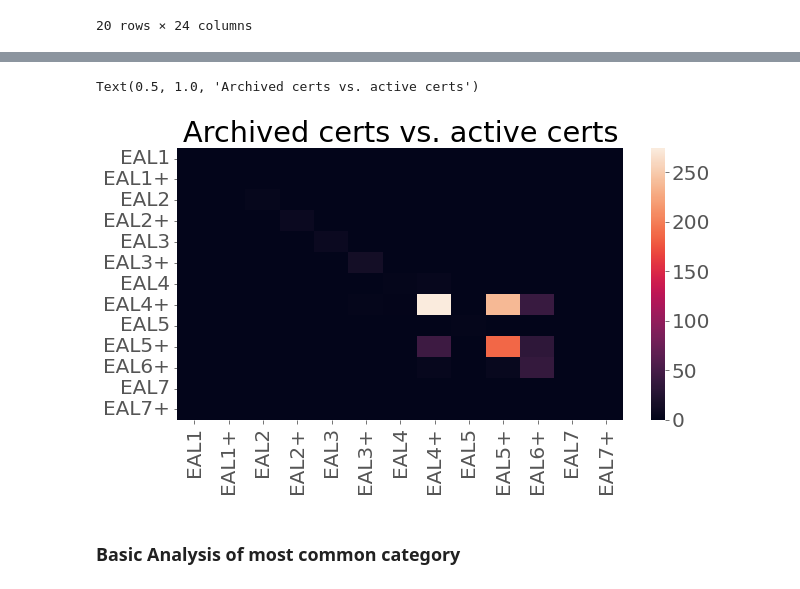
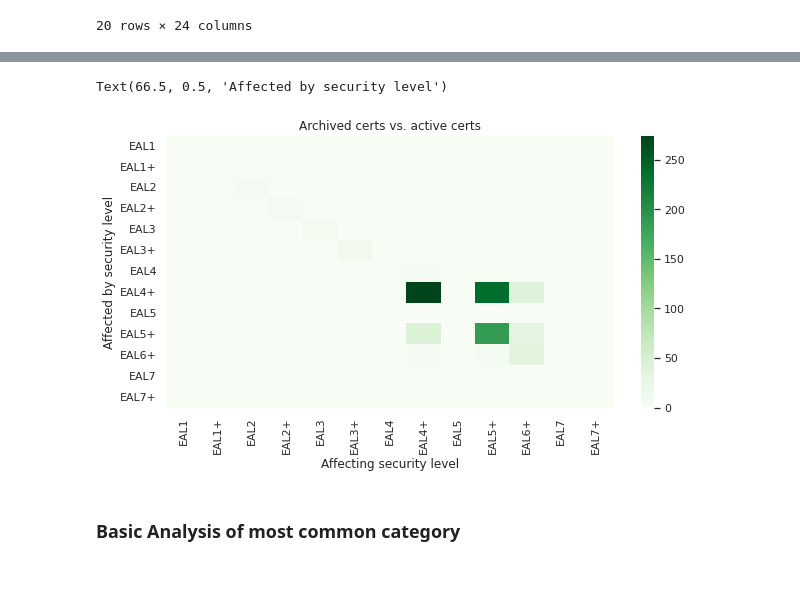
Before and after one commit to crocs-muni/sec-certs, a Jupyter notebook: notebooks/cc/dependency_analysis.ipynb, the cells around one changed output, grey strips where cells are left out. Cells and saved outputs as stored; diff of their text form; code cells hidden in the pictures.

Commit message:
fix: Changed colormap of heatmap, added axis labels

```diff
--- a/notebooks/cc/dependency_analysis.ipynb
+++ b/notebooks/cc/dependency_analysis.ipynb
@@ -487,20 +469,26 @@ Certs with security level EAL7+ are directly affecting other certificates with l
 # %%
 # Cell 41 - Heatmap is weird, maybe pick white to green colormap, add axis labels
 plt.figure(figsize=(10,5))
 plt.rcParams.update({'font.size': 20})
 heatmap_result = []
+
 
 for security_level, counter in result.items():
     security_level_list = []
     for security_level_key in eals:
         security_level_list.append(counter.get(security_level_key, 0))
 
     heatmap_result.append(security_level_list)
 
-sns.heatmap(heatmap_result, xticklabels=eals, yticklabels=eals).set_title("Archived certs vs. active certs")
+#sns.light_palette("seagreen", as_cmap=True)
+#sns.set_style()
+sns.set(style="whitegrid")
+ax = sns.heatmap(heatmap_result, xticklabels=eals, yticklabels=eals,cmap="Greens").set_title("Archived certs vs. active certs")
+plt.xlabel("Affecting security level")
+plt.ylabel("Affected by security level")
 # %% [output]
-Text(0.5, 1.0, 'Archived certs vs. active certs')
+Text(66.5, 0.5, 'Affected by security level')
-[figure, old version]
+[figure, new version]
 # %% [markdown]
 ### Basic Analysis of most common category
 # %%
```
Also changed, not shown: parts of 7 cells of this notebook.
